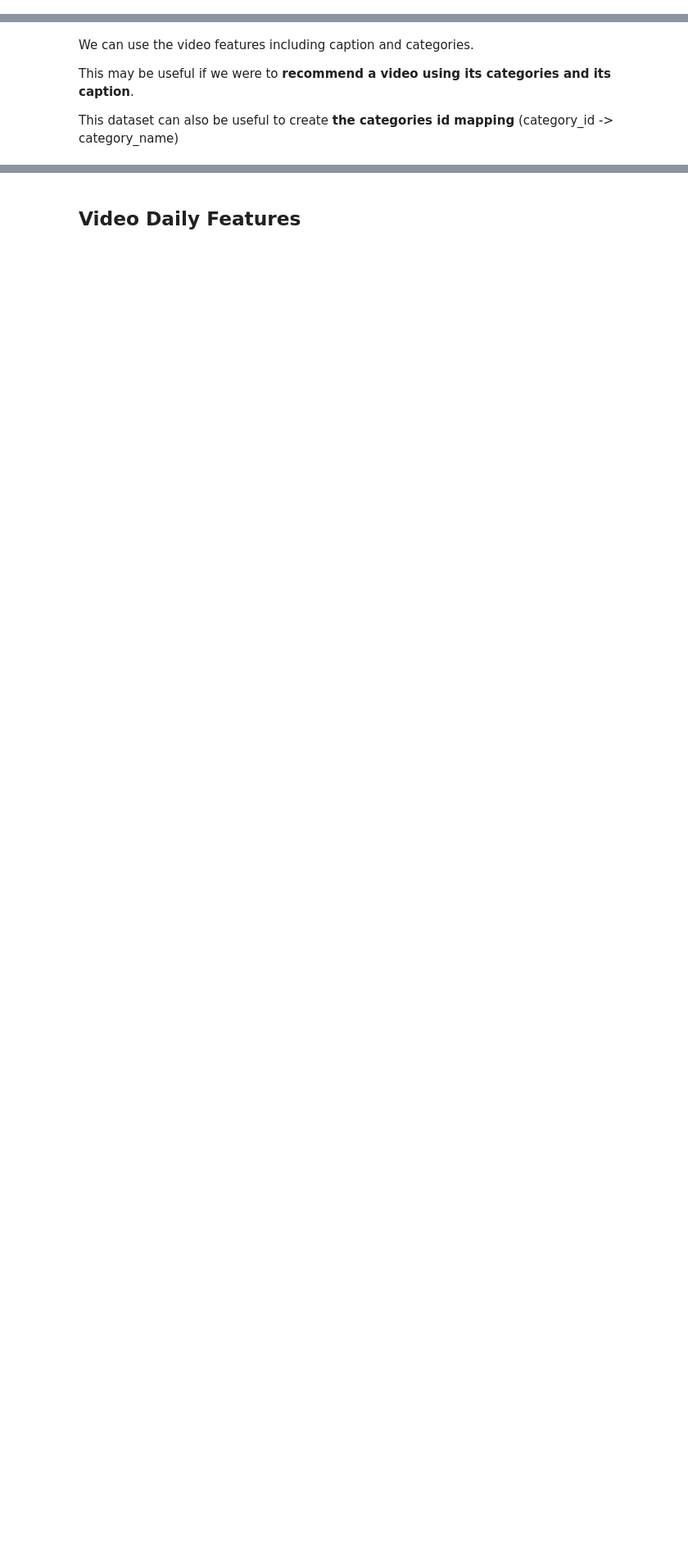
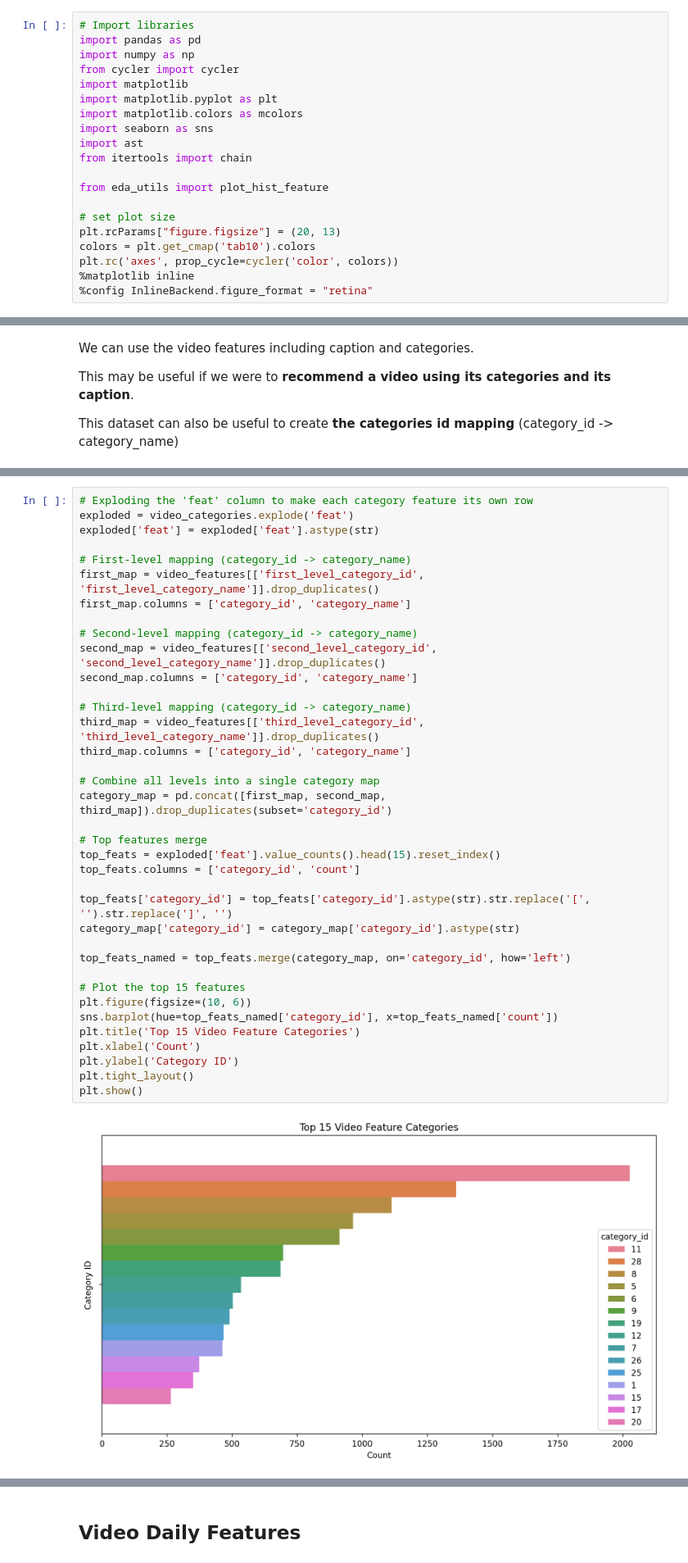
Before and after one commit to TheRayquaza/rema1, a Jupyter notebook: notebooks/EDA/EDA_Item_features.ipynb, the cells around one changed output, grey strips where cells are left out. Shown at 82% size. Cells and saved outputs as stored; diff of their text form; blank space fills up the shorter version.

```diff
--- a/notebooks/EDA/EDA_Item_features.ipynb
+++ b/notebooks/EDA/EDA_Item_features.ipynb
@@ -19,0 +26,20 @@
+# %%
+# Import libraries
+import pandas as pd
+import numpy as np
+from cycler import cycler
+import matplotlib
+import matplotlib.pyplot as plt
+import matplotlib.colors as mcolors
+import seaborn as sns
+import ast
+from itertools import chain
+
+from eda_utils import plot_hist_feature
+
+# set plot size
+plt.rcParams["figure.figsize"] = (20, 13)
+colors = plt.get_cmap('tab10').colors
+plt.rc('axes', prop_cycle=cycler('color', colors))
+%matplotlib inline
+%config InlineBackend.figure_format = "retina"
@@ -37,0 +156,39 @@ video_categories.head()
+# %%
+# Exploding the 'feat' column to make each category feature its own row
+exploded = video_categories.explode('feat')
+exploded['feat'] = exploded['feat'].astype(str)
+
+# First-level mapping (category_id -> category_name)
+first_map = video_features[['first_level_category_id', 'first_level_category_name']].drop_duplicates()
+first_map.columns = ['category_id', 'category_name']
+
+# Second-level mapping (category_id -> category_name)
+second_map = video_features[['second_level_category_id', 'second_level_category_name']].drop_duplicates()
+second_map.columns = ['category_id', 'category_name']
+
+# Third-level mapping (category_id -> category_name)
+third_map = video_features[['third_level_category_id', 'third_level_category_name']].drop_duplicates()
+third_map.columns = ['category_id', 'category_name']
+
+# Combine all levels into a single category map
+category_map = pd.concat([first_map, second_map, third_map]).drop_duplicates(subset='category_id')
+
+# Top features merge
+top_feats = exploded['feat'].value_counts().head(15).reset_index()
+top_feats.columns = ['category_id', 'count']
+
+top_feats['category_id'] = top_feats['category_id'].astype(str).str.replace('[', '').str.replace(']', '')
+category_map['category_id'] = category_map['category_id'].astype(str)
+
+top_feats_named = top_feats.merge(category_map, on='category_id', how='left')
+
+# Plot the top 15 features
+plt.figure(figsize=(10, 6))
+sns.barplot(hue=top_feats_named['category_id'], x=top_feats_named['count'])
+plt.title('Top 15 Video Feature Categories')
+plt.xlabel('Count')
+plt.ylabel('Category ID')
+plt.tight_layout()
+plt.show()
+# %% [output]
+[figure, added]
```
Also changed, not shown: parts of 55 cells of this notebook, 10 other files.
